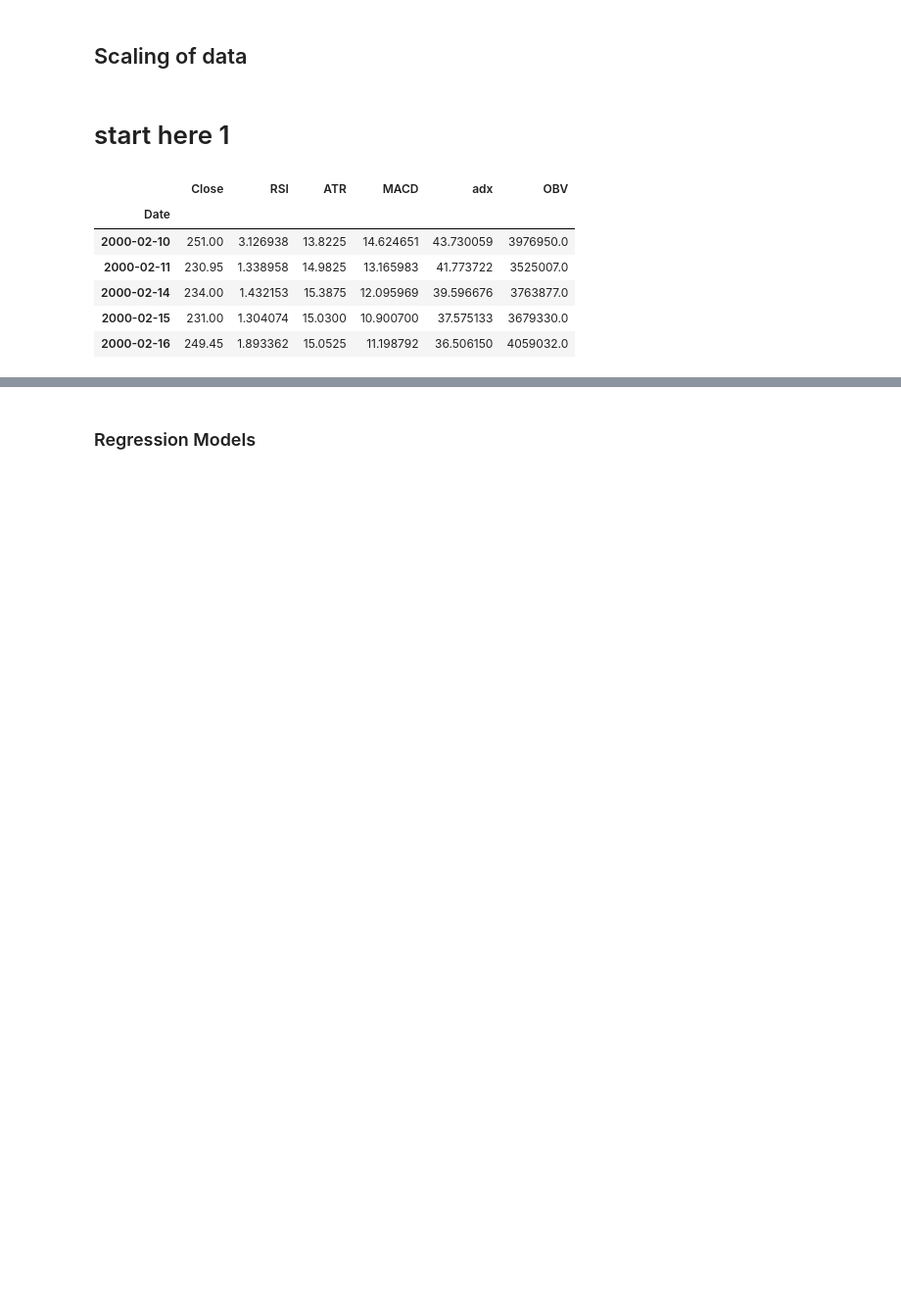
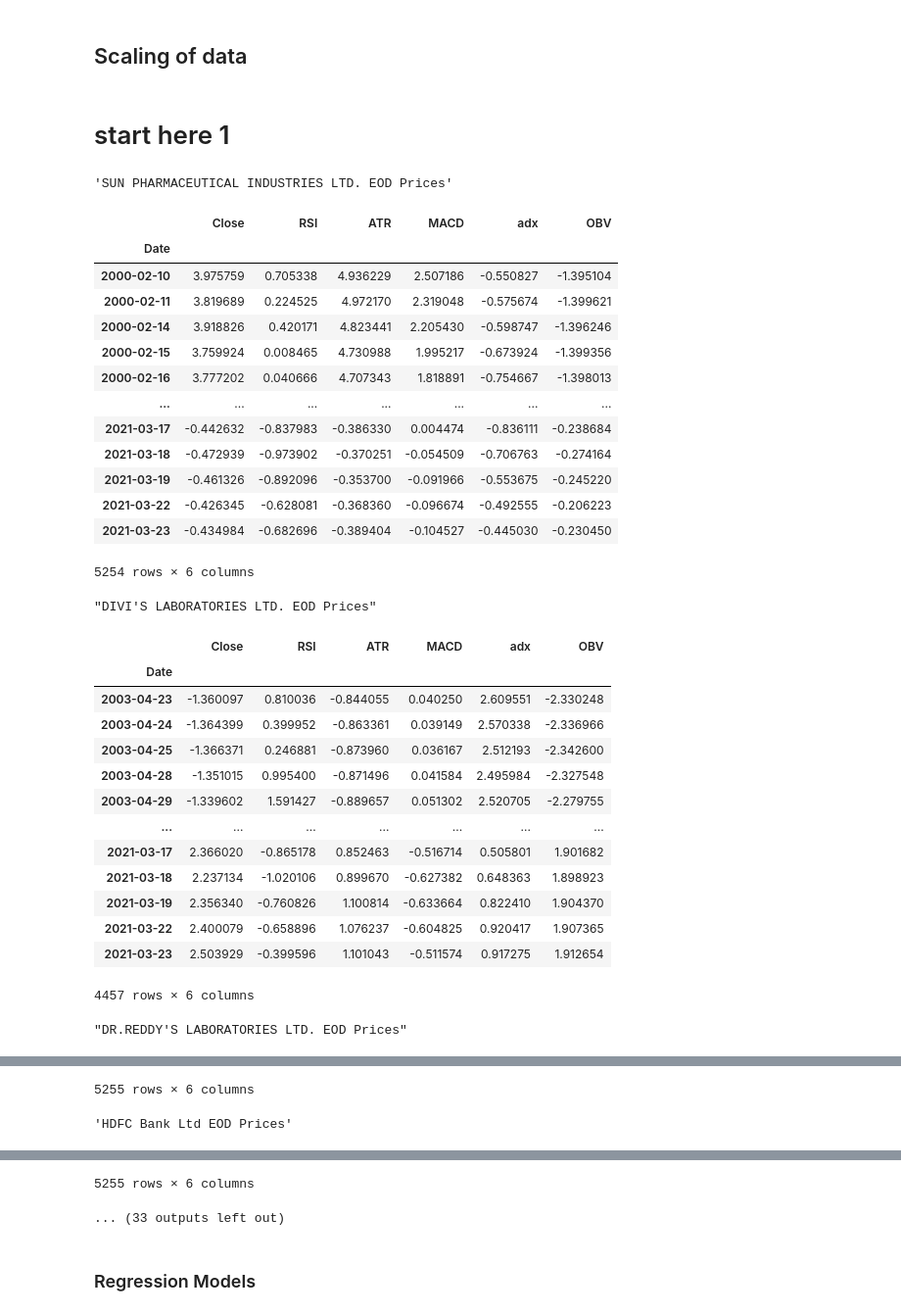
Before and after one commit to acamit/DataScience, a Jupyter notebook: Thesis work/Code/Thesis Implementation Models.ipynb, the cells around one changed output, grey strips where cells are left out. Shown at 98% size. Drawn from its saved outputs; the diff is of its cells as text; code cells hidden in the pictures; blank space fills up the shorter version.

```diff
--- a/Thesis work/Code/Thesis Implementation Models.ipynb
+++ b/Thesis work/Code/Thesis Implementation Models.ipynb
@@ -245,7 +246,7 @@ dateRanges
 # %%
 # use above ranges to get stockName
 def getStockNameFromStockCode(stockCode):
-    return dateRanges.loc[dateRanges.code==stockCode, 'StockName'].values[0];
+    return dateRanges.loc[dateRanges['Stock Code']==stockCode, 'Stock Name'].values[0];
 # %%
 data = dataset.set_index('Date')
 data.head()
@@ -434,14 +476,44 @@ num_columns = list(ScriptWiseData[allSymbols[0]].select_dtypes(include='float64'
 for symbol in allSymbols:
     scaler = StandardScaler() # min max scaler, first value scaling
     ScriptWiseData[symbol][num_columns] = scaler.fit_transform(ScriptWiseData[symbol][num_columns])
-# %%
-# view sample data
-ScriptWiseData['BOM500180'].head()
-# %% [output]
-|  | Close | RSI | ATR | MACD | adx | OBV |
-| Date |  |  |  |  |  |  |
-| 2000-02-10 | 251.00 | 3.126938 | 13.8225 | 14.624651 | 43.730059 | 3976950.0 |
-| 2000-02-11 | 230.95 | 1.338958 | 14.9825 | 13.165983 | 41.773722 | 3525007.0 |
-| 2000-02-14 | 234.00 | 1.432153 | 15.3875 | 12.095969 | 39.596676 | 3763877.0 |
-| 2000-02-15 | 231.00 | 1.304074 | 15.0300 | 10.900700 | 37.575133 | 3679330.0 |
-| 2000-02-16 | 249.45 | 1.893362 | 15.0525 | 11.198792 | 36.506150 | 4059032.0 |
+# %%
+from IPython.display import display
+
+for s in stocks:
+    display( getStockNameFromStockCode(s), ScriptWiseData[s])
+
+# # view sample data
+# for s in stocks:
+#     ScriptWiseData[s].head()
+# %% [output]
+'SUN PHARMACEUTICAL INDUSTRIES LTD. EOD Prices'
+|  | Close | RSI | ATR | MACD | adx | OBV |
+| Date |  |  |  |  |  |  |
+| 2000-02-10 | 3.975759 | 0.705338 | 4.936229 | 2.507186 | -0.550827 | -1.395104 |
+| 2000-02-11 | 3.819689 | 0.224525 | 4.972170 | 2.319048 | -0.575674 | -1.399621 |
+| 2000-02-14 | 3.918826 | 0.420171 | 4.823441 | 2.205430 | -0.598747 | -1.396246 |
+| 2000-02-15 | 3.759924 | 0.008465 | 4.730988 | 1.995217 | -0.673924 | -1.399356 |
+| 2000-02-16 | 3.777202 | 0.040666 | 4.707343 | 1.818891 | -0.754667 | -1.398013 |
+| ... | ... | ... | ... | ... | ... | ... |
+| 2021-03-17 | -0.442632 | -0.837983 | -0.386330 | 0.004474 | -0.836111 | -0.238684 |
+| 2021-03-18 | -0.472939 | -0.973902 | -0.370251 | -0.054509 | -0.706763 | -0.274164 |
+| 2021-03-19 | -0.461326 | -0.892096 | -0.353700 | -0.091966 | -0.553675 | -0.245220 |
+| 2021-03-22 | -0.426345 | -0.628081 | -0.368360 | -0.096674 | -0.492555 | -0.206223 |
+| 2021-03-23 | -0.434984 | -0.682696 | -0.389404 | -0.104527 | -0.445030 | -0.230450 |
+5254 rows × 6 columns
+"DIVI'S LABORATORIES LTD. EOD Prices"
+|  | Close | RSI | ATR | MACD | adx | OBV |
+| Date |  |  |  |  |  |  |
+| 2003-04-23 | -1.360097 | 0.810036 | -0.844055 | 0.040250 | 2.609551 | -2.330248 |
+| 2003-04-24 | -1.364399 | 0.399952 | -0.863361 | 0.039149 | 2.570338 | -2.336966 |
+| 2003-04-25 | -1.366371 | 0.246881 | -0.873960 | 0.036167 | 2.512193 | -2.342600 |
+| 2003-04-28 | -1.351015 | 0.995400 | -0.871496 | 0.041584 | 2.495984 | -2.327548 |
+| 2003-04-29 | -1.339602 | 1.591427 | -0.889657 | 0.051302 | 2.520705 | -2.279755 |
+| ... | ... | ... | ... | ... | ... | ... |
+| 2021-03-17 | 2.366020 | -0.865178 | 0.852463 | -0.516714 | 0.505801 | 1.901682 |
+| 2021-03-18 | 2.237134 | -1.020106 | 0.899670 | -0.627382 | 0.648363 | 1.898923 |
+| 2021-03-19 | 2.356340 | -0.760826 | 1.100814 | -0.633664 | 0.822410 | 1.904370 |
+| 2021-03-22 | 2.400079 | -0.658896 | 1.076237 | -0.604825 | 0.920417 | 1.907365 |
+| 2021-03-23 | 2.503929 | -0.399596 | 1.101043 | -0.511574 | 0.917275 | 1.912654 |
+4457 rows × 6 columns
+"DR.REDDY'S LABORATORIES LTD. EOD Prices"
@@ -447,0 +533,2 @@ ScriptWiseData['BOM500180'].head()
+5255 rows × 6 columns
+'HDFC Bank Ltd EOD Prices'
@@ -448,3 +548,5 @@ ScriptWiseData['BOM500180'].head()
+5255 rows × 6 columns
+... (33 outputs left out)
 # %% [markdown]
 ### Regression Models
 # %%
```
Also changed, not shown: parts of 23 cells of this notebook, 3 other files.
